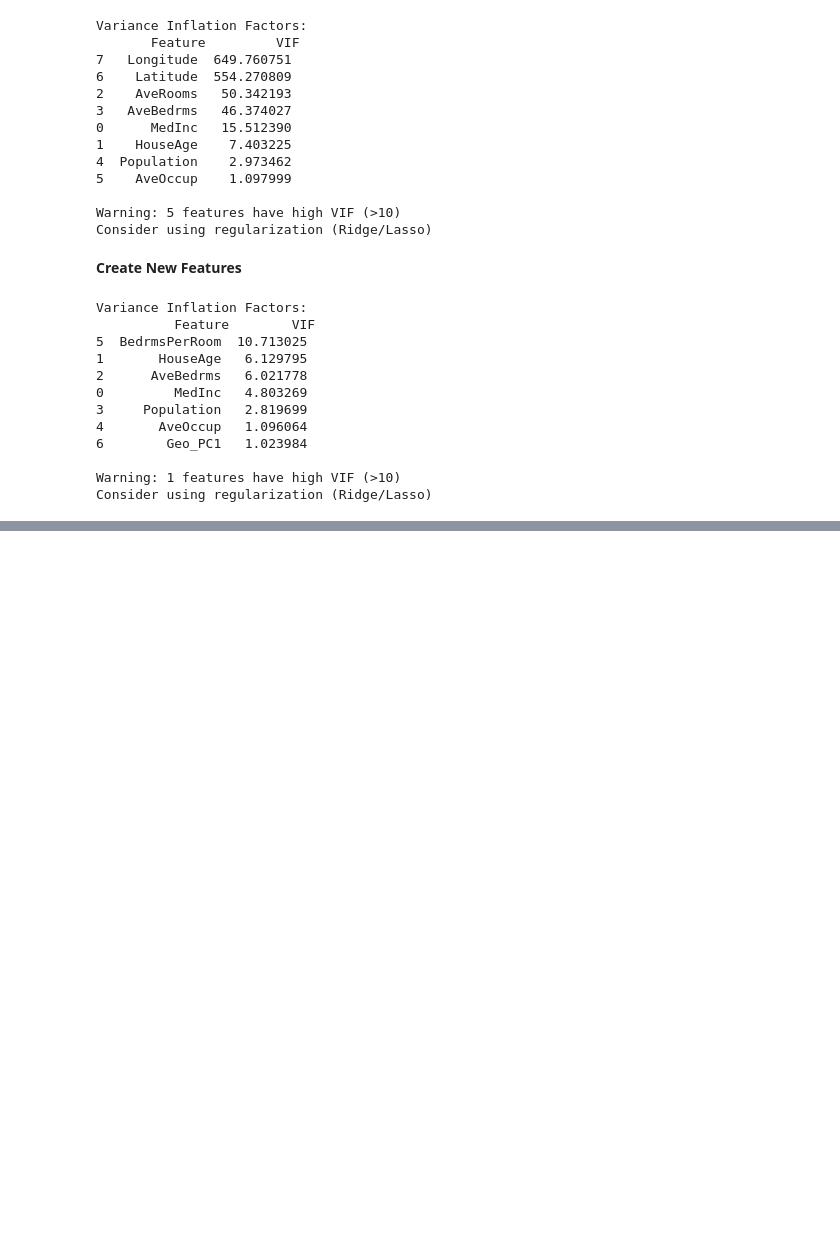
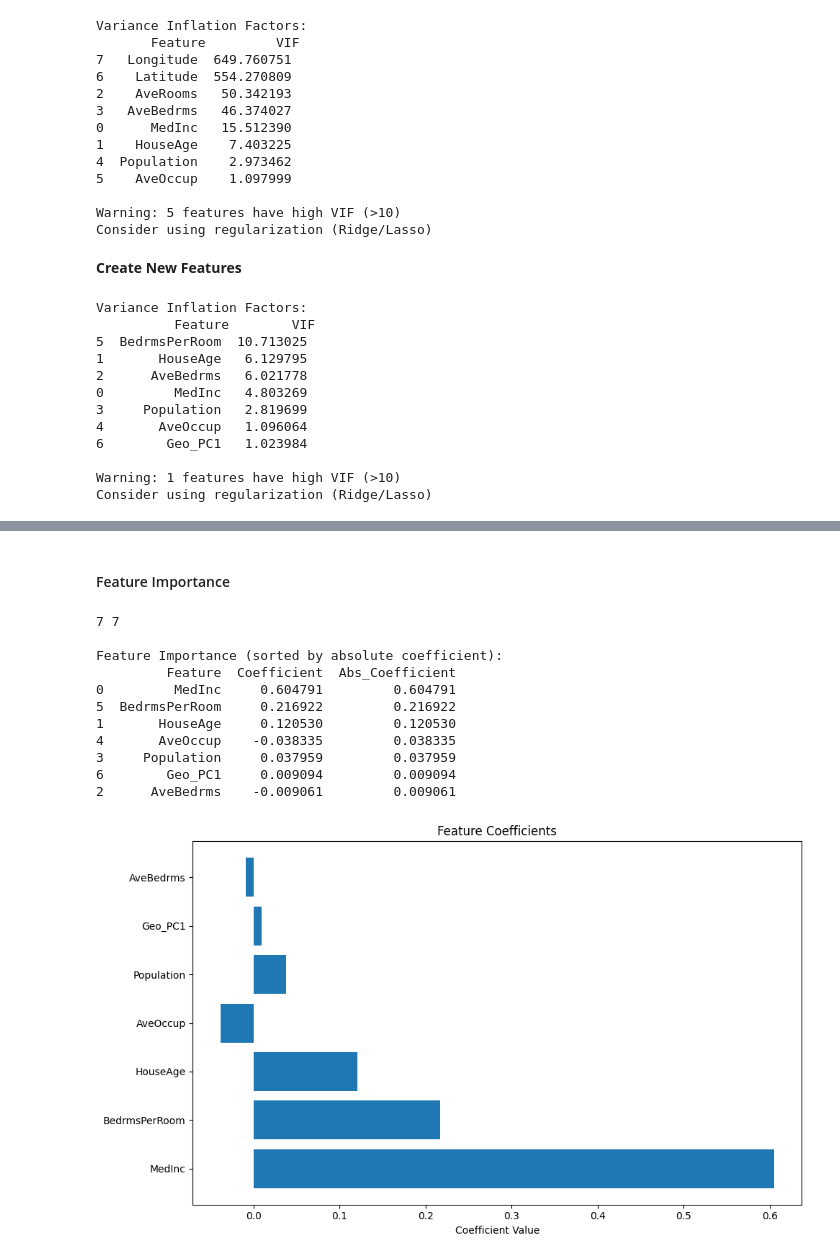
Before and after one commit to mdmohsin212/interview-prep, a Jupyter notebook: ML/Supervised Learning/Regression/Project.ipynb, the cells around one changed output, grey strips where cells are left out. Drawn from its saved outputs; the diff is of its cells as text; code cells hidden in the pictures; blank space fills up the shorter version.

```diff
--- a/ML/Supervised Learning/Regression/Project.ipynb
+++ b/ML/Supervised Learning/Regression/Project.ipynb
@@ -230,0 +295,15 @@ Consider using regularization (Ridge/Lasso)
+# %%
+lasso_model = Lasso(alpha=0.1, max_iter=1000)
+lasso_model.fit(x_tarin_scaled, y_train)
+
+y_test_pred_lasso = lasso_model.predict(x_test_scaled)
+test_rmse_lasso = np.sqrt(mean_squared_error(y_test, y_test_pred_lasso))
+test_r2_lasso = r2_score(y_test, y_test_pred_lasso)
+
+print("\nLasso Regression:")
+print(f"  Test RMSE: {test_rmse_lasso:.3f}")
+print(f"  Test R²: {test_r2_lasso:.3f}")
+
+# Check feature selection
+non_zero_coef = np.sum(np.abs(lasso_model.coef_) > 0.001)
+print(f"  Features used: {non_zero_coef} out of {len(housing.feature_names)}")
@@ -230,0 +405,37 @@ Consider using regularization (Ridge/Lasso)
+# %% [markdown]
+#### Feature Importance
+# %%
+# Feature importance (coefficients)
+feature_names = list(x_tarin.columns)
+coefs = np.ravel(best_model.coef_)
+
+feature_importance = pd.DataFrame({
+    "Feature": feature_names,
+    "Coefficient": coefs,
+    "Abs_Coefficient": np.abs(coefs)
+}).sort_values("Abs_Coefficient", ascending=False)
+
+
+print("\nFeature Importance (sorted by absolute coefficient):")
+print(feature_importance)
+
+# Visualize
+plt.figure(figsize=(10, 6))
+plt.barh(feature_importance['Feature'], feature_importance['Coefficient'])
+plt.xlabel('Coefficient Value')
+plt.title('Feature Coefficients')
+plt.tight_layout()
+plt.show()
+# %% [output]
+7 7
+
+Feature Importance (sorted by absolute coefficient):
+         Feature  Coefficient  Abs_Coefficient
+0         MedInc     0.604791         0.604791
+5  BedrmsPerRoom     0.216922         0.216922
+1       HouseAge     0.120530         0.120530
+4       AveOccup    -0.038335         0.038335
+3     Population     0.037959         0.037959
+6        Geo_PC1     0.009094         0.009094
+2      AveBedrms    -0.009061         0.009061
+[figure, added]
```
Also changed, not shown: parts of 15 cells of this notebook.
